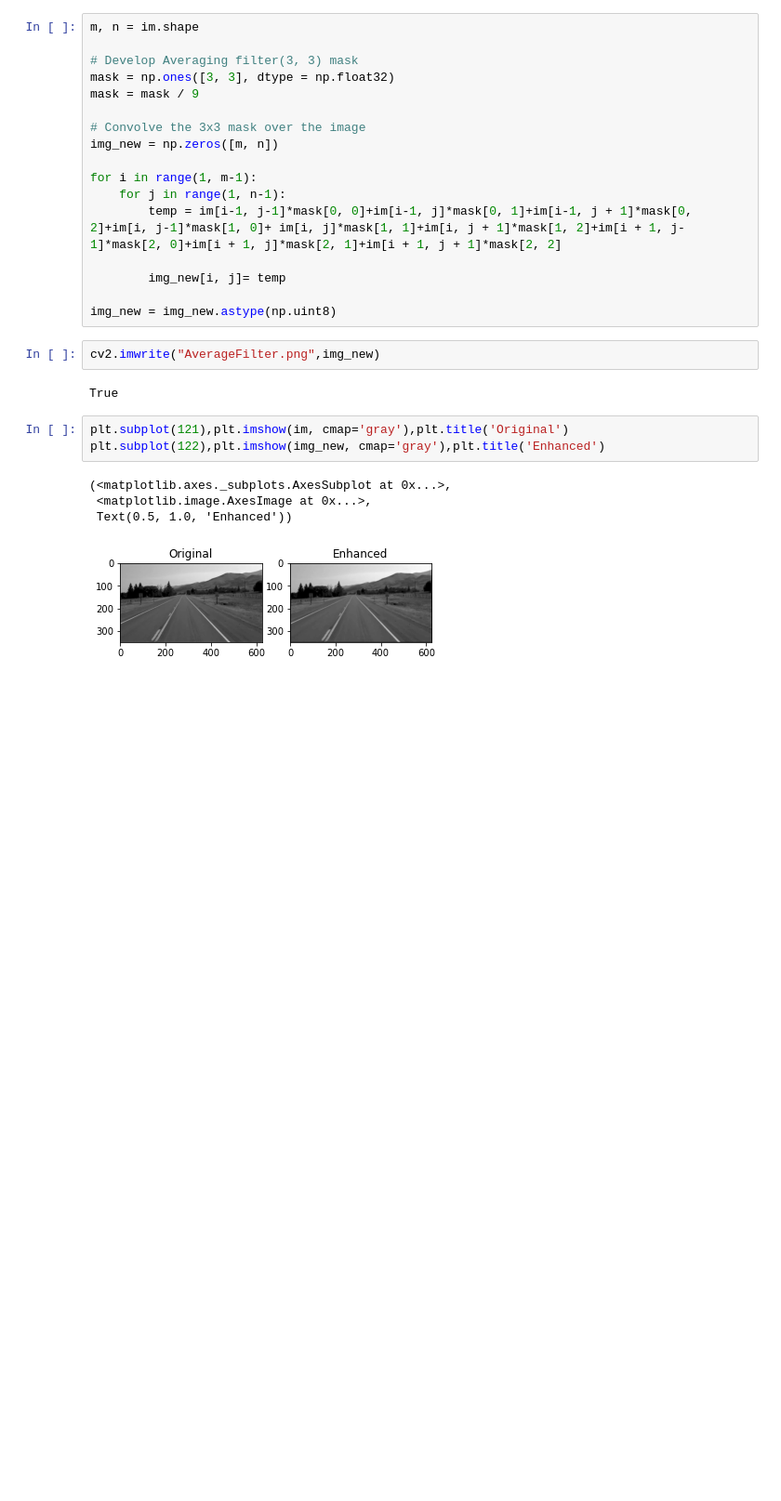
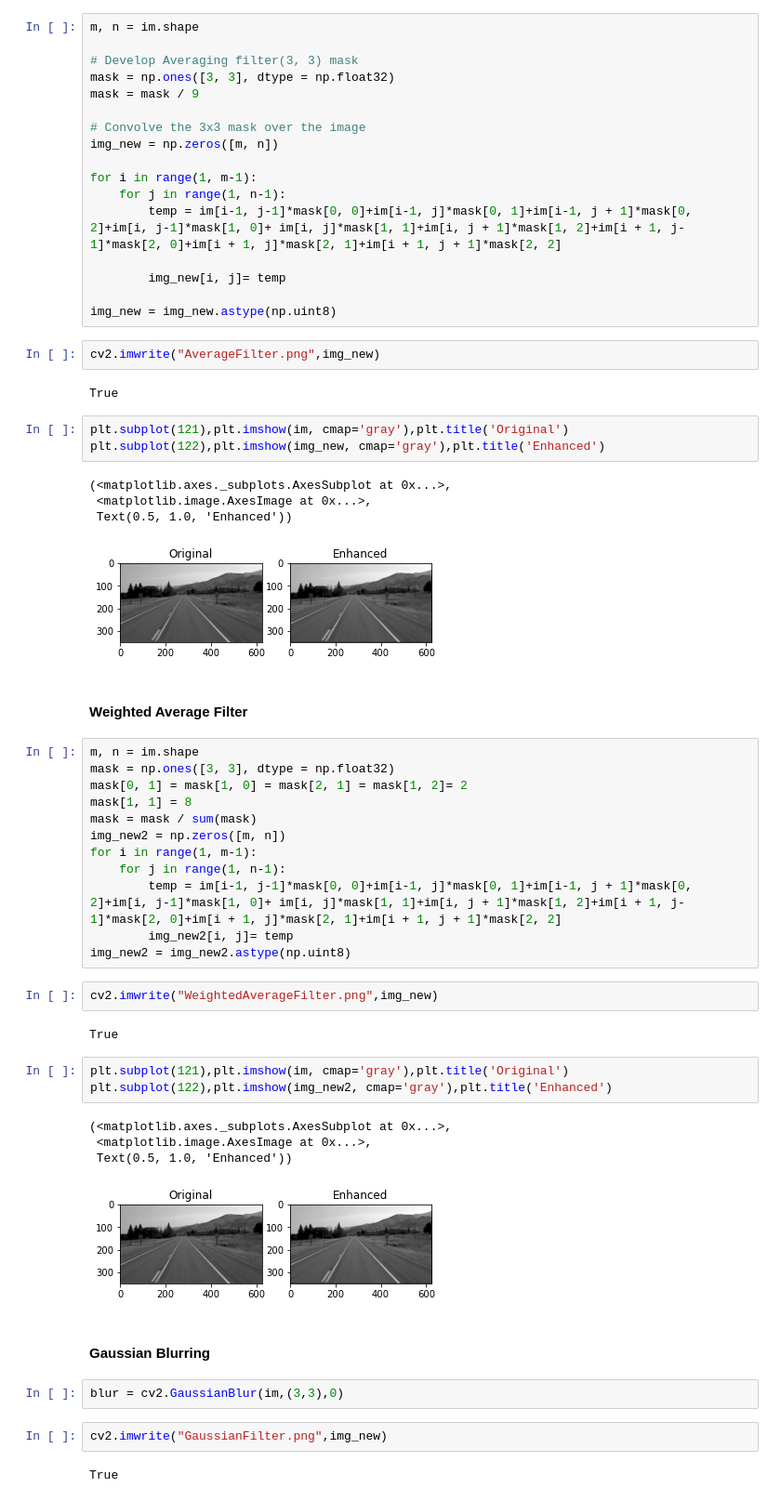
Before and after one commit to overtunned/lane_detection, a Jupyter notebook: CaseStudyAssignment3_on_02_05_21.ipynb, the cells around one changed output. Shown at 93% size. Drawn from its saved outputs; the diff is of its cells as text; blank space fills up the shorter version.

Commit message:
median and gaussian added

```diff
--- a/CaseStudyAssignment3_on_02_05_21.ipynb
+++ b/CaseStudyAssignment3_on_02_05_21.ipynb
@@ -63,3 +63,37 @@ plt.subplot(122),plt.imshow(img_new, cmap='gray'),plt.title('Enhanced')
  <matplotlib.image.AxesImage at 0x...>,
  Text(0.5, 1.0, 'Enhanced'))
 [figure]
+# %% [markdown]
+#### Weighted Average Filter
+# %%
+m, n = im.shape
+mask = np.ones([3, 3], dtype = np.float32)
+mask[0, 1] = mask[1, 0] = mask[2, 1] = mask[1, 2]= 2
+mask[1, 1] = 8
+mask = mask / sum(mask)
+img_new2 = np.zeros([m, n])
+for i in range(1, m-1):
+    for j in range(1, n-1):
+        temp = im[i-1, j-1]*mask[0, 0]+im[i-1, j]*mask[0, 1]+im[i-1, j + 1]*mask[0, 2]+im[i, j-1]*mask[1, 0]+ im[i, j]*mask[1, 1]+im[i, j + 1]*mask[1, 2]+im[i + 1, j-1]*mask[2, 0]+im[i + 1, j]*mask[2, 1]+im[i + 1, j + 1]*mask[2, 2]
+        img_new2[i, j]= temp
+img_new2 = img_new2.astype(np.uint8)
+# %%
+cv2.imwrite("WeightedAverageFilter.png",img_new)
+# %% [output]
+True
+# %%
+plt.subplot(121),plt.imshow(im, cmap='gray'),plt.title('Original')
+plt.subplot(122),plt.imshow(img_new2, cmap='gray'),plt.title('Enhanced')
+# %% [output]
+(<matplotlib.axes._subplots.AxesSubplot at 0x...>,
+ <matplotlib.image.AxesImage at 0x...>,
+ Text(0.5, 1.0, 'Enhanced'))
+[figure, added]
+# %% [markdown]
+#### Gaussian Blurring
+# %%
+blur = cv2.GaussianBlur(im,(3,3),0)
+# %%
+cv2.imwrite("GaussianFilter.png",img_new)
+# %% [output]
+True
```
Also changed, not shown: parts of 3 cells of this notebook, 4 other files.
